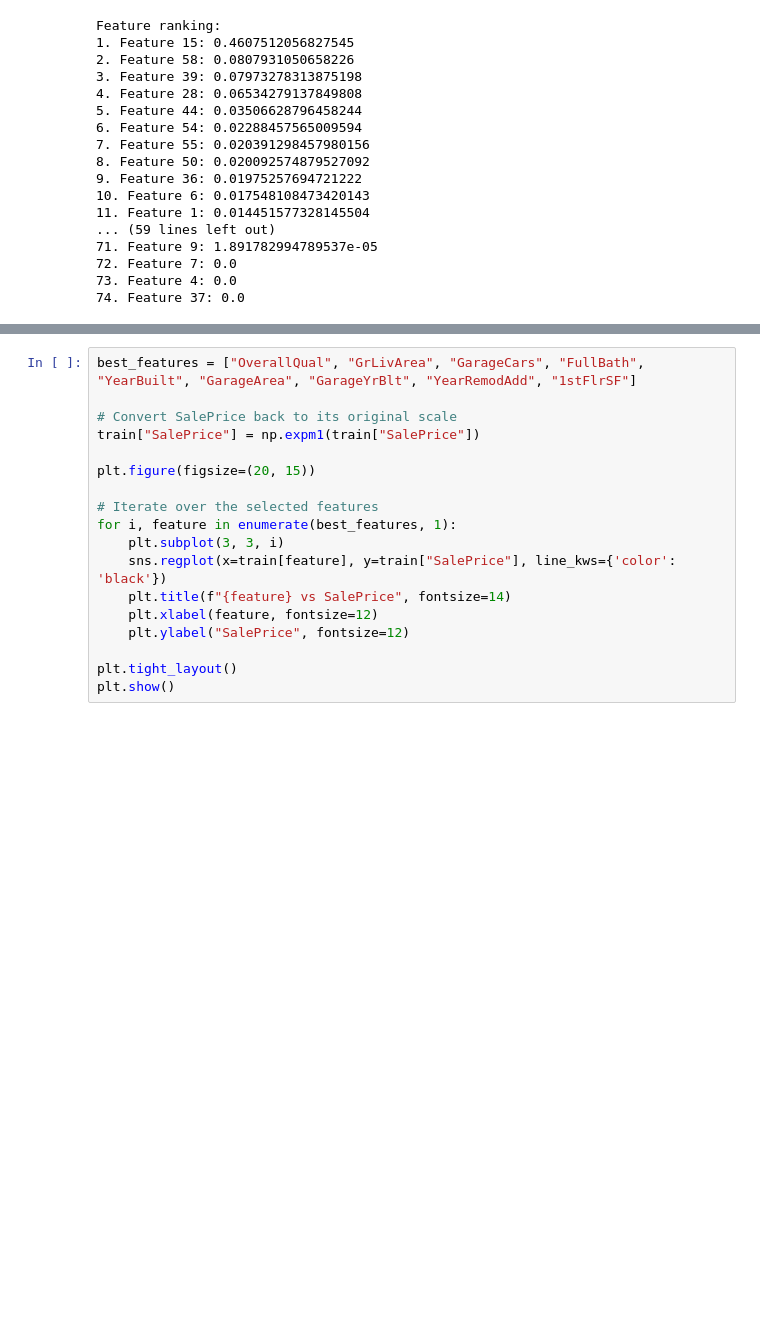
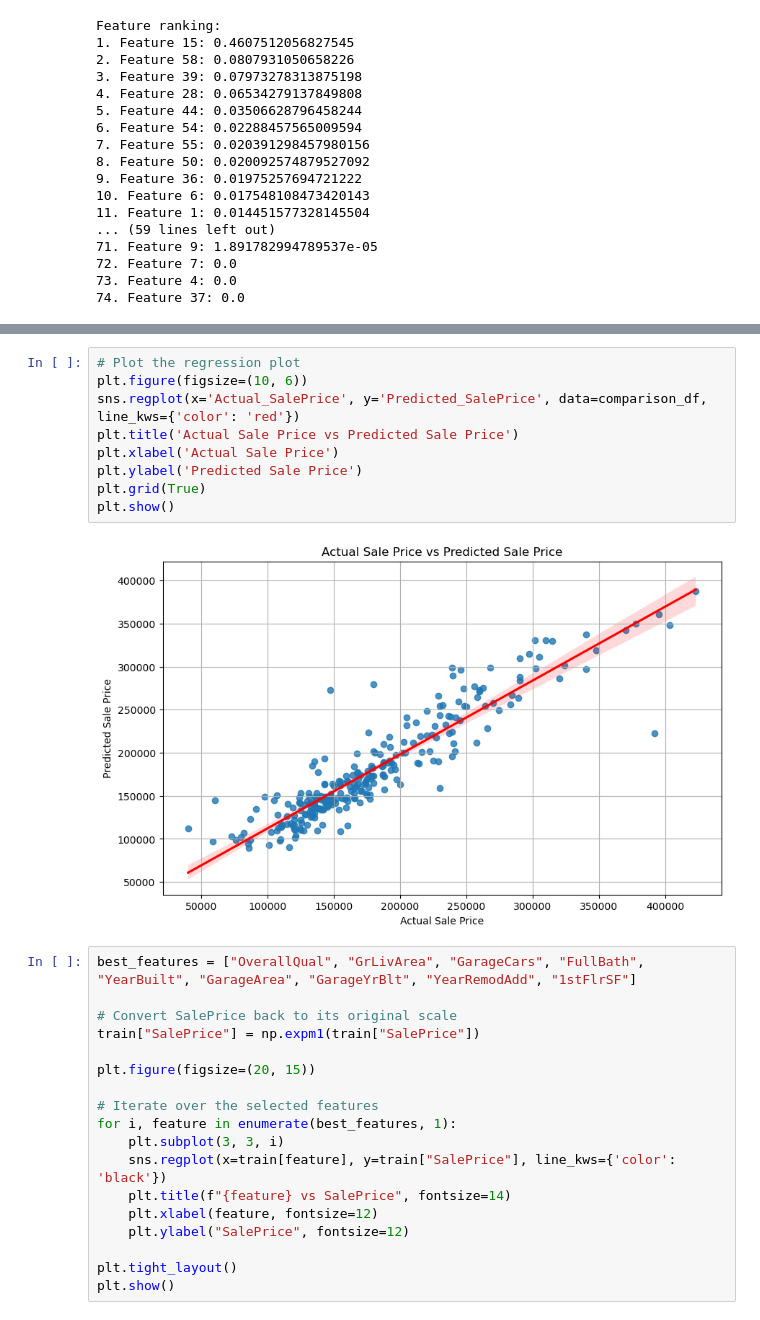
Before and after one commit to Djoyner388/HousePricePrediction, a Jupyter notebook: House-Project.ipynb, the cells around one changed output, grey strips where cells are left out. Drawn from its saved outputs; the diff is of its cells as text; blank space fills up the shorter version.

```diff
--- a/House-Project.ipynb
+++ b/House-Project.ipynb
@@ -602,3 +618,14 @@ Root Mean Squared Error (RMSE): 0.14661687442935065
+# %%
+# Plot the regression plot
+plt.figure(figsize=(10, 6))
+sns.regplot(x='Actual_SalePrice', y='Predicted_SalePrice', data=comparison_df, line_kws={'color': 'red'})
+plt.title('Actual Sale Price vs Predicted Sale Price')
+plt.xlabel('Actual Sale Price')
+plt.ylabel('Predicted Sale Price')
+plt.grid(True)
+plt.show()
+# %% [output]
+[figure, added]
 # %%
 best_features = ["OverallQual", "GrLivArea", "GarageCars", "FullBath", "YearBuilt", "GarageArea", "GarageYrBlt", "YearRemodAdd", "1stFlrSF"]
 
```
Also changed, not shown: parts of 20 cells of this notebook.
